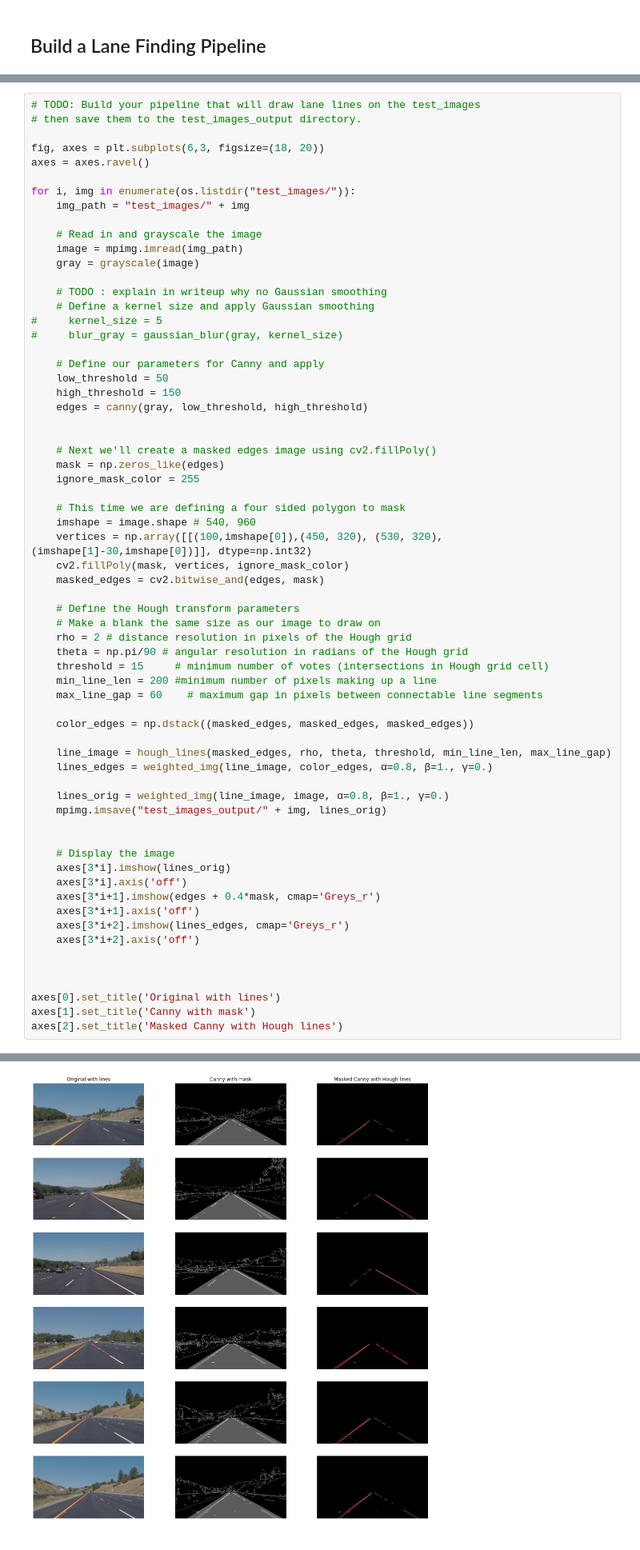
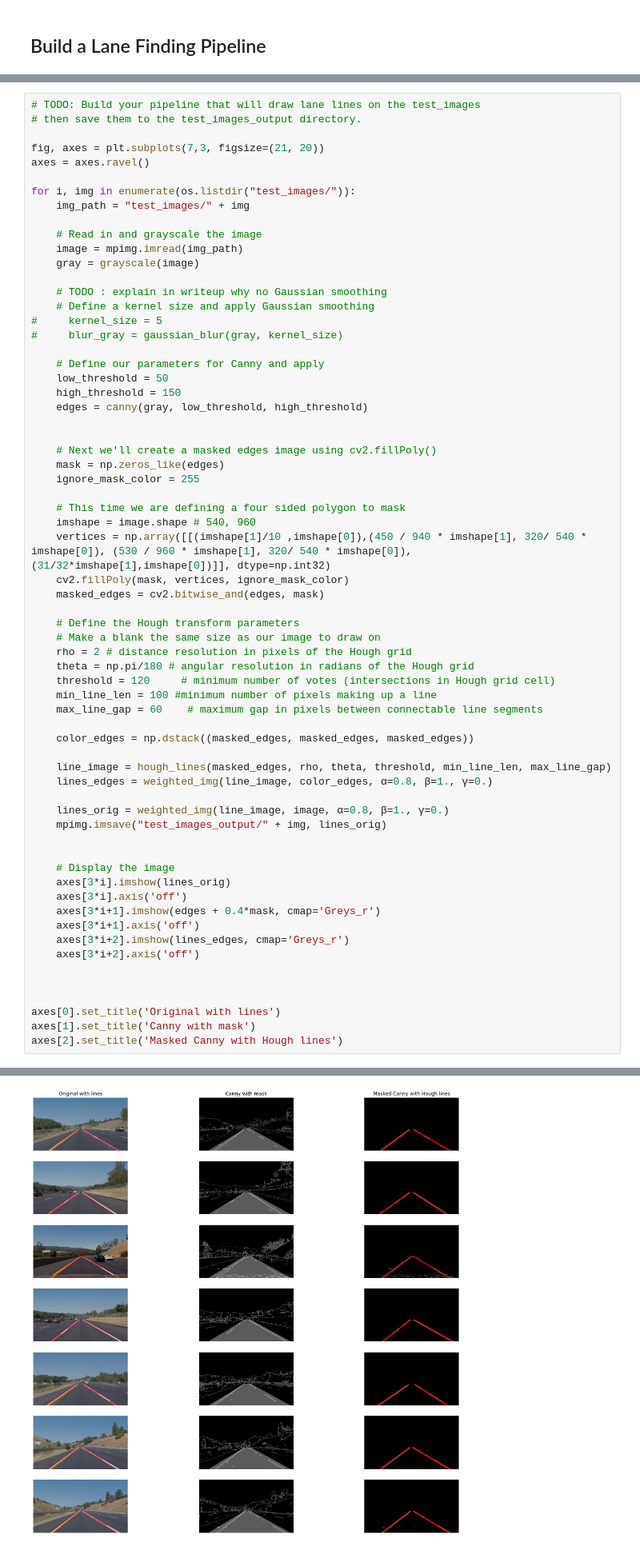
Before and after one commit to tstueven/CarND-LaneLines-P1, a Jupyter notebook: P1.ipynb, the cells around one changed output, grey strips where cells are left out. Shown at 80% size. Drawn from its saved outputs; the diff is of its cells as text.

```diff
--- a/P1.ipynb
+++ b/P1.ipynb
@@ -197,7 +297,7 @@ Try tuning the various parameters, especially the low and high Canny thresholds
 # TODO: Build your pipeline that will draw lane lines on the test_images
 # then save them to the test_images_output directory.
 
-fig, axes = plt.subplots(6,3, figsize=(18, 20))
+fig, axes = plt.subplots(7,3, figsize=(21, 20))
 axes = axes.ravel()
 
 for i, img in enumerate(os.listdir("test_images/")):
@@ -224,43 +324,43 @@ for i, img in enumerate(os.listdir("test_images/")):
 
     # This time we are defining a four sided polygon to mask
     imshape = image.shape # 540, 960
-    vertices = np.array([[(100,imshape[0]),(450, 320), (530, 320), (imshape[1]-30,imshape[0])]], dtype=np.int32)
+    vertices = np.array([[(imshape[1]/10 ,imshape[0]),(450 / 940 * imshape[1], 320/ 540 * imshape[0]), (530 / 960 * imshape[1], 320/ 540 * imshape[0]), (31/32*imshape[1],imshape[0])]], dtype=np.int32)
     cv2.fillPoly(mask, vertices, ignore_mask_color)
     masked_edges = cv2.bitwise_and(edges, mask)
 
     # Define the Hough transform parameters
     # Make a blank the same size as our image to draw on
     rho = 2 # distance resolution in pixels of the Hough grid
-    theta = np.pi/90 # angular resolution in radians of the Hough grid
-    threshold = 15     # minimum number of votes (intersections in Hough grid cell)
-    min_line_len = 200 #minimum number of pixels making up a line
+    theta = np.pi/180 # angular resolution in radians of the Hough grid
+    threshold = 120     # minimum number of votes (intersections in Hough grid cell)
+    min_line_len = 100 #minimum number of pixels making up a line
     max_line_gap = 60    # maximum gap in pixels between connectable line segments
 
     color_edges = np.dstack((masked_edges, masked_edges, masked_edges))
 
     line_image = hough_lines(masked_edges, rho, theta, threshold, min_line_len, max_line_gap)
     lines_edges = weighted_img(line_image, color_edges, α=0.8, β=1., γ=0.)
 
     lines_orig = weighted_img(line_image, image, α=0.8, β=1., γ=0.)
     mpimg.imsave("test_images_output/" + img, lines_orig)
 
 
     # Display the image
     axes[3*i].imshow(lines_orig)
     axes[3*i].axis('off')
     axes[3*i+1].imshow(edges + 0.4*mask, cmap='Greys_r')
     axes[3*i+1].axis('off')
     axes[3*i+2].imshow(lines_edges, cmap='Greys_r')
     axes[3*i+2].axis('off')
 
 
 
 axes[0].set_title('Original with lines')
 axes[1].set_title('Canny with mask')
 axes[2].set_title('Masked Canny with Hough lines')
 # %% [output]
 Text(0.5, 1.0, 'Masked Canny with Hough lines')
-[figure, old version]
+[figure, new version]
 # %% [markdown]
 ## Test on Videos
 
```
Also changed, not shown: parts of 7 cells of this notebook.
